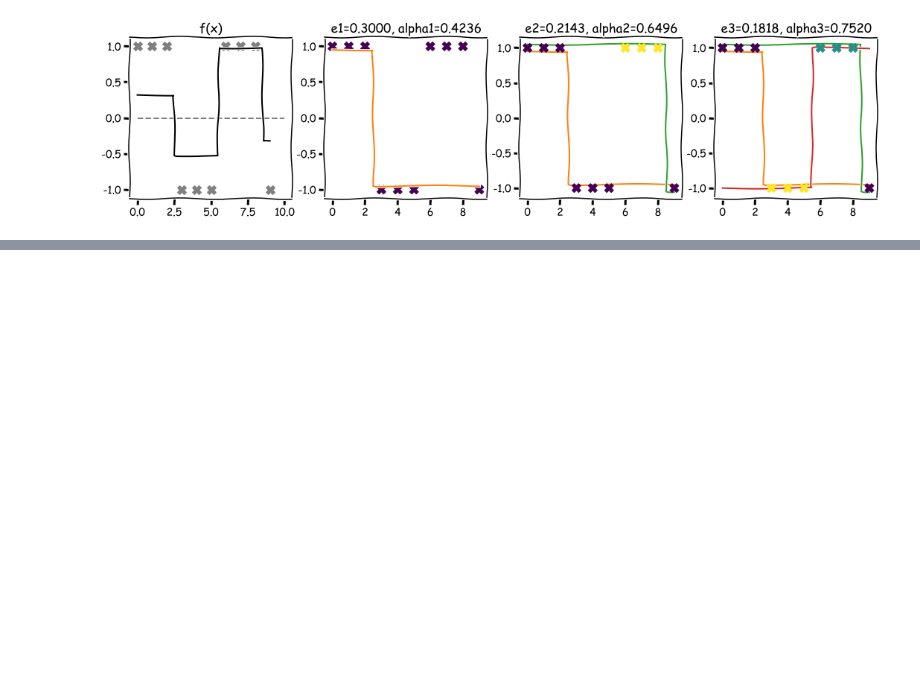
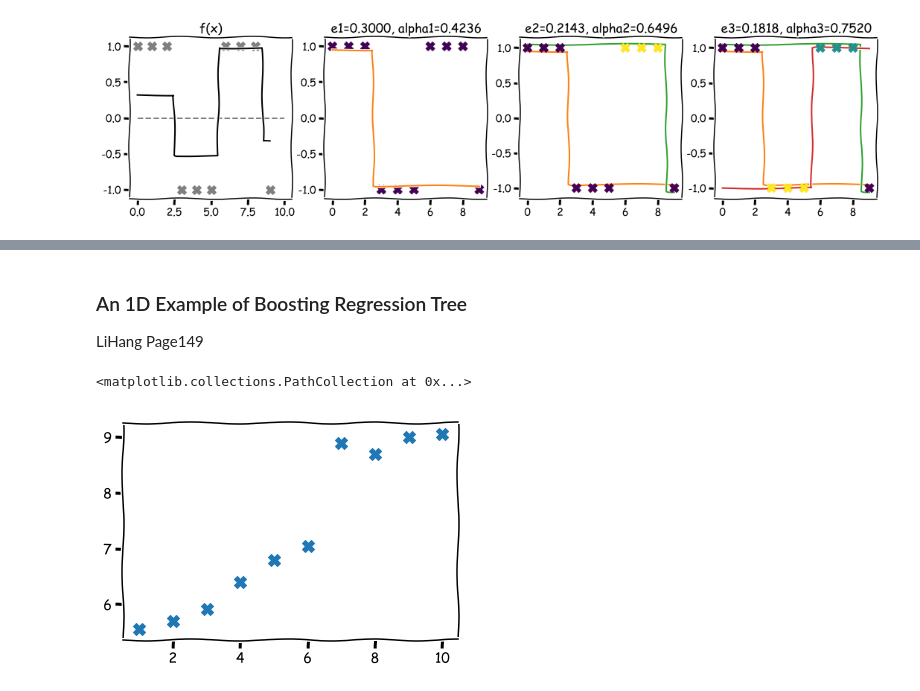
Before and after one commit to JiaRu2016/LiHang_StatisticalLearningMethod, a Jupyter notebook: C8-boosting/boosting.ipynb, the cells around one changed output, grey strips where cells are left out. Cells and saved outputs as stored; diff of their text form; code cells hidden in the pictures; blank space fills up the shorter version.

Commit message:
boosting regression tree, an example

```diff
--- a/C8-boosting/boosting.ipynb
+++ b/C8-boosting/boosting.ipynb
@@ -233,0 +285,13 @@ Text(0.5, 1.0, 'f(x)')
+# %% [markdown]
+### An 1D Example of Boosting Regression Tree
+
+LiHang Page149
+# %%
+x = np.arange(1, 11)
+y = np.array([5.56, 5.70, 5.91, 6.40, 6.80, 7.05, 8.90, 8.70, 9.00, 9.05])
+
+fig, ax = plt.subplots()
+ax.scatter(x, y)
+# %% [output]
+<matplotlib.collections.PathCollection at 0x...>
+[figure, added]
```
Also changed, not shown: parts of 14 cells of this notebook.
